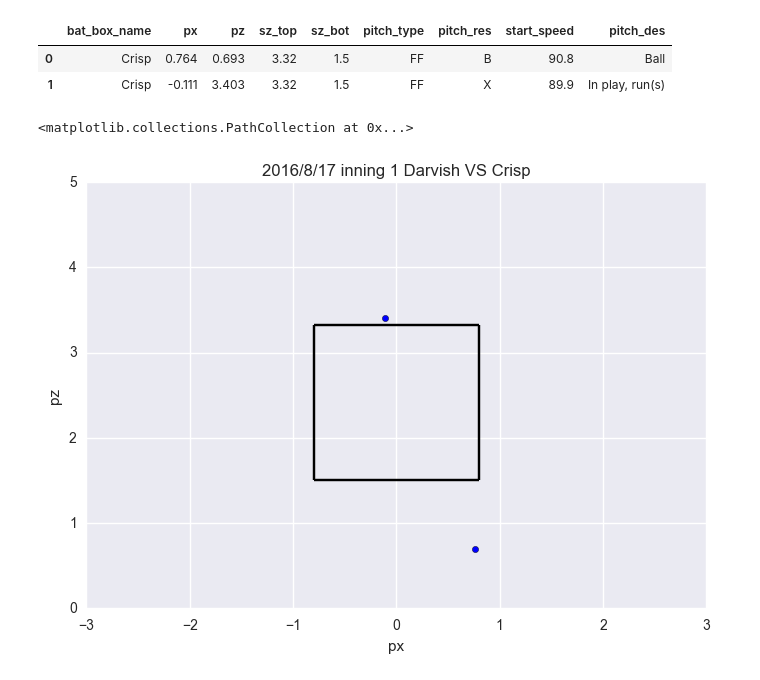
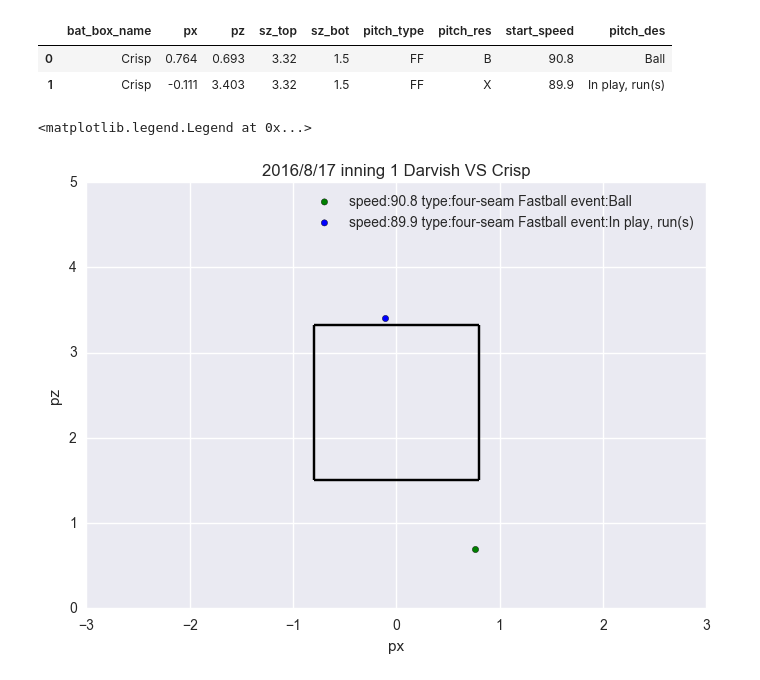
Before and after one commit to Shinichi-Nakagawa/pitchpx-example-pitchfx, a Jupyter notebook: yu_darvish_20160817_pitched.ipynb, the cells around one changed output. Saved outputs shown, nothing was run; the diff lists cells and outputs as text; code cells hidden in the pictures.

Commit message:
add to marker, colors

```diff
--- a/yu_darvish_20160817_pitched.ipynb
+++ b/yu_darvish_20160817_pitched.ipynb
@@ -79,24 +79,58 @@ df_1_crisp[['bat_box_name', 'px', 'pz', 'sz_top', 'sz_bot', 'pitch_type', 'pitch
 | 0 | Crisp | 0.764 | 0.693 | 3.32 | 1.5 | FF | B | 90.8 | Ball |
 | 1 | Crisp | -0.111 | 3.403 | 3.32 | 1.5 | FF | X | 89.9 | In play, run(s) |
 # %%
-
-
+# figure settings
 fig = plt.figure()
 ax = fig.add_subplot(1, 1, 1)
-# settings
 ax.set_title('2016/8/17 inning 1 Darvish VS Crisp')
 ax.set_xlabel('px')
 ax.set_xlim((-3.0, 3.0))
 ax.set_ylabel('pz')
 ax.set_ylim((0.0, 5.0))
+ax.grid(True)
 
 # Strike Zone
 ax.vlines(-0.8, ymin=1.5, ymax=3.32)
 ax.vlines(0.8, ymin=1.5, ymax=3.32)
 ax.hlines(1.5, xmin=-0.8, xmax=0.8)
 ax.hlines(3.32, xmin=-0.8, xmax=0.8)
 
-ax.scatter(df_1_crisp['px'], df_1_crisp['pz'])
+# color & marker
+
+def get_color(pitch_res):
+    # retrosheet_events
+    if pitch_res == 'S':
+        return 'red'
+    elif pitch_res == 'B':
+        return 'green'
+    return 'blue'
+
+
+def get_marker(pitch_type):
+    # retrosheet_events
+    if pitch_type in ('FF', 'FA', 'FC', 'FS', 'FT'):
+        return 'o'
+    elif pitch_type in ('CU', 'FO', 'KC', 'SC'):
+        return 'v'
+    elif pitch_type in ('SI', 'SL'):
+        return '>'
+    return 'H'
+
+
+# pitched
+for i, pitch in df_1_crisp.iterrows():
+    c = get_color(pitch['pitch_res'])
+    marker = get_marker(pitch['pitch_type'])
+    label = 'speed:{speed} type:{type} event:{event}'.format(
+        **{
+            'speed': pitch['start_speed'],
+            'type': PITCH_TYPES.get(pitch['pitch_type'], 'UN'),
+            'event': pitch['pitch_des'],
+        }
+    )
+    ax.scatter(pitch['px'], pitch['pz'], label=label, c=c, marker=marker)
+
+ax.legend()
 # %% [output]
-<matplotlib.collections.PathCollection at 0x...>
+<matplotlib.legend.Legend at 0x...>
-[figure, old version]
+[figure, new version]
```
